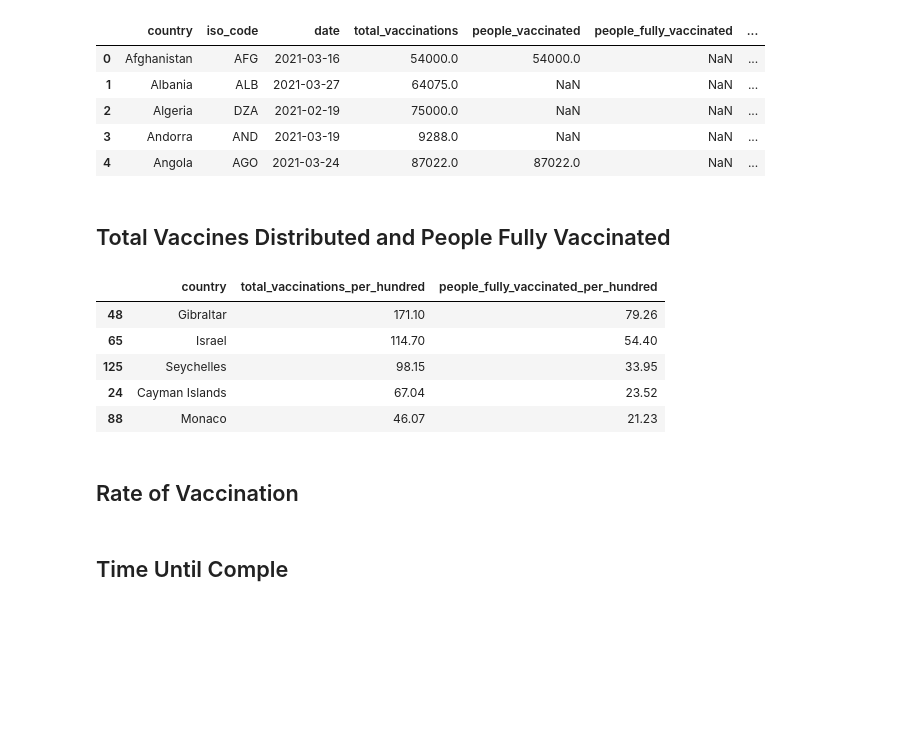
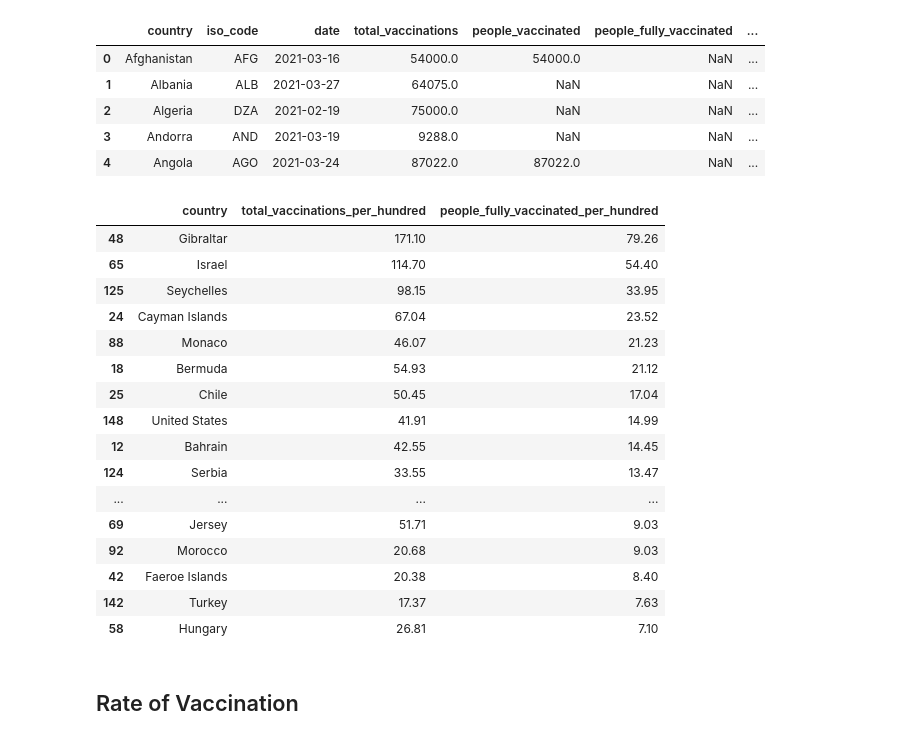
Before and after one commit to rebekahcallkacz/covid-vac-rollout, a Jupyter notebook: analysis/rollout_score.ipynb, the cells around one changed output. Cells and saved outputs as stored; diff of their text form; code cells hidden in the pictures; blank space fills up the shorter version.

```diff
--- a/analysis/rollout_score.ipynb
+++ b/analysis/rollout_score.ipynb
@@ -45,19 +44,26 @@ df_last_date.head()
 | 2 | Algeria | DZA | 2021-02-19 | 75000.0 | NaN | NaN | ... |
 | 3 | Andorra | AND | 2021-03-19 | 9288.0 | NaN | NaN | ... |
 | 4 | Angola | AGO | 2021-03-24 | 87022.0 | 87022.0 | NaN | ... |
-# %% [markdown]
-## Total Vaccines Distributed and People Fully Vaccinated
 # %%
 df_vax_distr = df_last_date[['country', 'total_vaccinations_per_hundred', 'people_fully_vaccinated_per_hundred']]
-df_vax_distr.sort_values(by='people_fully_vaccinated_per_hundred', ascending=False).head()
+df_vax_distr.sort_values(by='people_fully_vaccinated_per_hundred', ascending=False).head(20)
 # %% [output]
 |  | country | total_vaccinations_per_hundred | people_fully_vaccinated_per_hundred |
 | 48 | Gibraltar | 171.10 | 79.26 |
 | 65 | Israel | 114.70 | 54.40 |
 | 125 | Seychelles | 98.15 | 33.95 |
 | 24 | Cayman Islands | 67.04 | 23.52 |
 | 88 | Monaco | 46.07 | 21.23 |
+| 18 | Bermuda | 54.93 | 21.12 |
+| 25 | Chile | 50.45 | 17.04 |
+| 148 | United States | 41.91 | 14.99 |
+| 12 | Bahrain | 42.55 | 14.45 |
+| 124 | Serbia | 33.55 | 13.47 |
+| ... | ... | ... | ... |
+| 69 | Jersey | 51.71 | 9.03 |
+| 92 | Morocco | 20.68 | 9.03 |
+| 42 | Faeroe Islands | 20.38 | 8.40 |
+| 142 | Turkey | 17.37 | 7.63 |
+| 58 | Hungary | 26.81 | 7.10 |
 # %% [markdown]
 ## Rate of Vaccination
-# %% [markdown]
-## Time Until Comple
```
Also changed, not shown: parts of 10 cells of this notebook.
